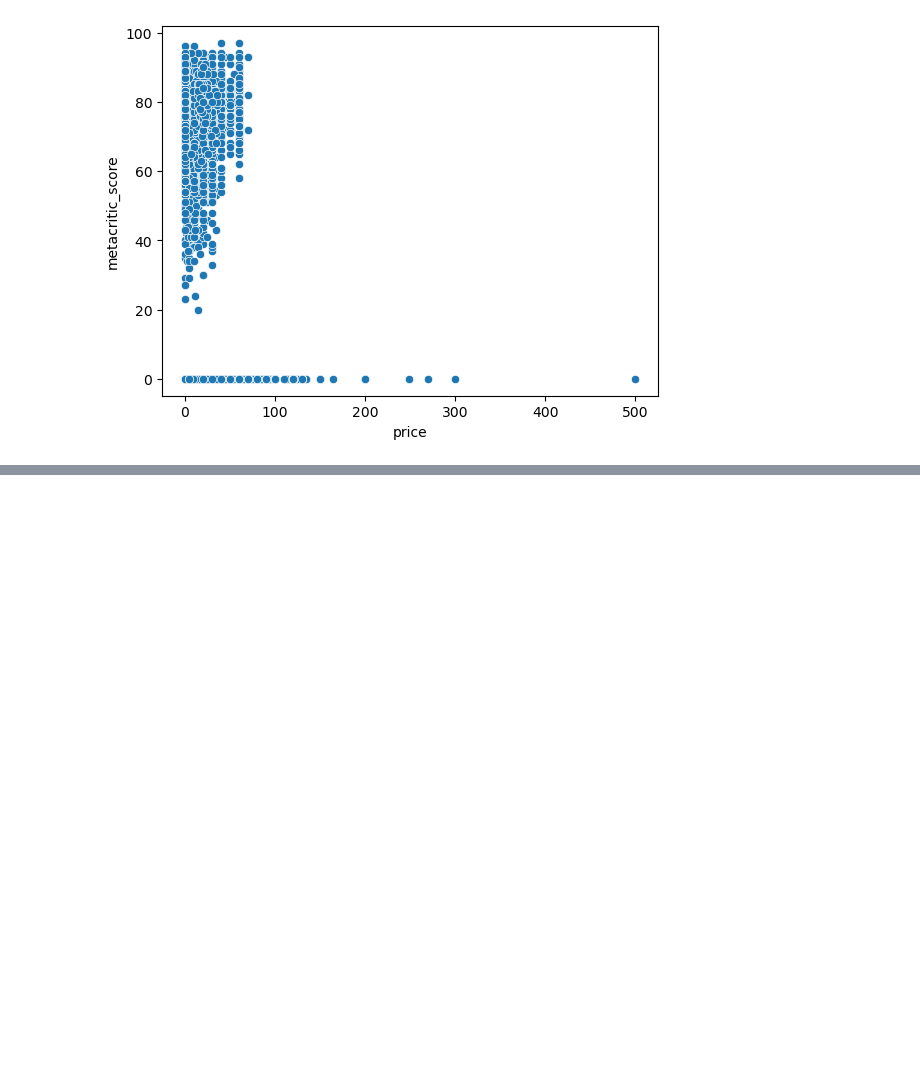
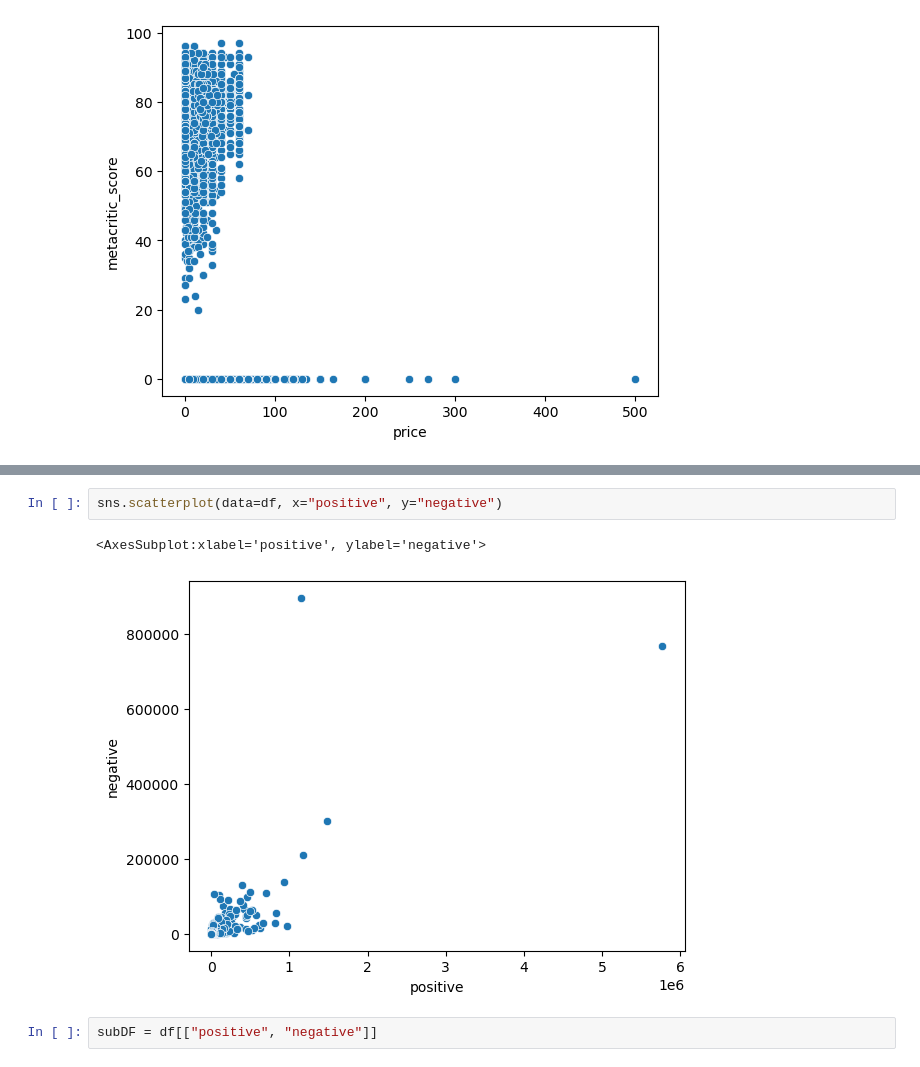
Before and after one commit to applepot437/ai, a Jupyter notebook: sem 1/games/Untitled.ipynb, the cells around one changed output, grey strips where cells are left out. Cells and saved outputs as stored; diff of their text form; blank space fills up the shorter version.

```diff
--- a/sem 1/games/Untitled.ipynb
+++ b/sem 1/games/Untitled.ipynb
@@ -82,0 +132,7 @@ sns.scatterplot(data=dfCleaned, x="price", y="metacritic_score")
+# %%
+sns.scatterplot(data=df, x="positive", y="negative")
+# %% [output]
+<AxesSubplot:xlabel='positive', ylabel='negative'>
+[figure, added]
+# %%
+subDF = df[["positive", "negative"]]
```
Also changed, not shown: parts of 11 cells of this notebook, 3 other files.
